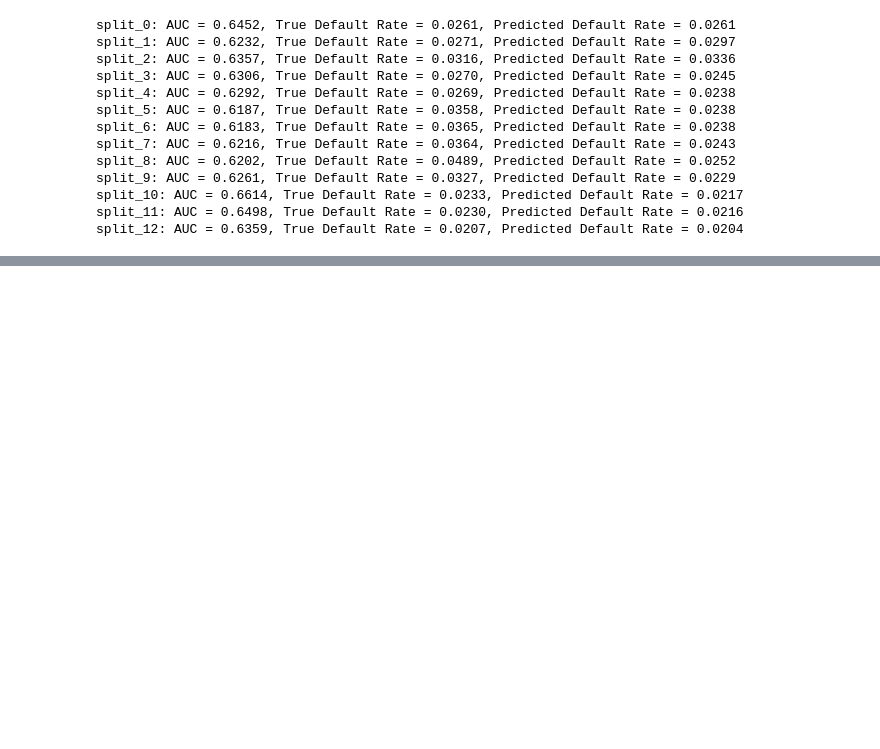
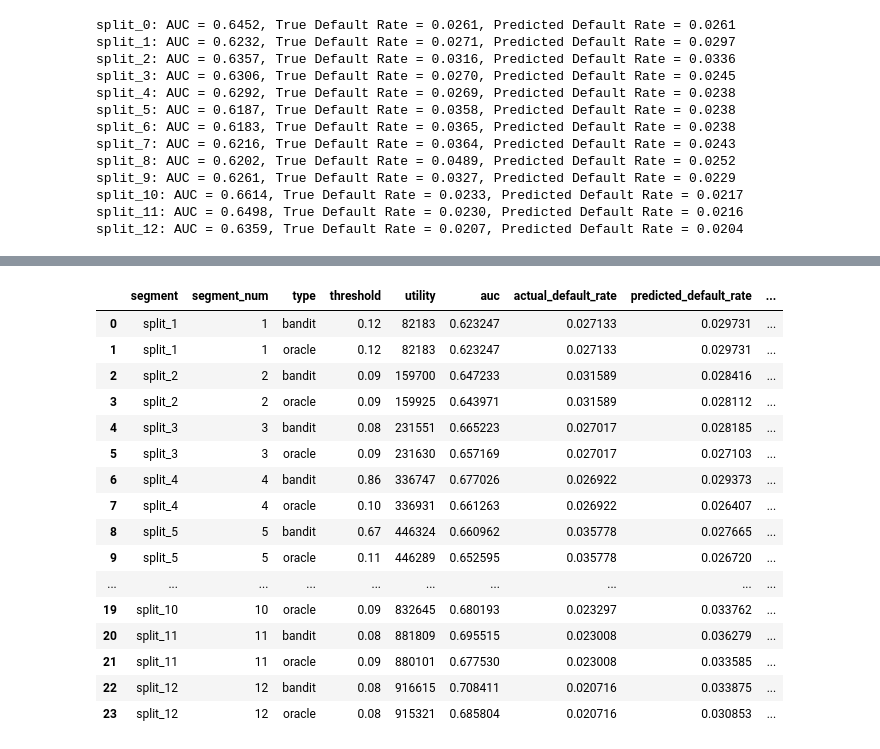
Before and after one commit to manpreetsingh227/MSc-project, a Jupyter notebook: notebooks/EDA.ipynb, the cells around one changed output, grey strips where cells are left out. Saved outputs shown, nothing was run; the diff lists cells and outputs as text; code cells hidden in the pictures; blank space fills up the shorter version.

```diff
--- a/notebooks/EDA.ipynb
+++ b/notebooks/EDA.ipynb
@@ -348,3 +348,24 @@ split_9: AUC = 0.6261, True Default Rate = 0.0327, Predicted Default Rate = 0.02
 split_10: AUC = 0.6614, True Default Rate = 0.0233, Predicted Default Rate = 0.0217
 split_11: AUC = 0.6498, True Default Rate = 0.0230, Predicted Default Rate = 0.0216
 split_12: AUC = 0.6359, True Default Rate = 0.0207, Predicted Default Rate = 0.0204
+# %%
+def approval_utility(y_true, y_pred_proba, threshold,
+                     reward_approve_good, penalty_approve_bad):
+    approve = y_pred_proba < threshold
+    approve_good = ((approve == 1) & (y_true == 0)).sum()
+    approve_bad = ((approve == 1) & (y_true == 1)).sum()
+
+    return reward_approve_good * approve_good + penalty_approve_bad * approve_bad
+
+def find_best_threshold(y_true, y_pred_proba, utility_func, **kwargs):
+    thresholds = np.linspace(0.01, 0.99, 99)
+    best_threshold = 0.5
+    best_utility = -np.inf
+
+    for t in thresholds:
+        u = utility_func(y_true, y_pred_proba, threshold=t, **kwargs)
+        if u > best_utility:
+            best_utility = u
+            best_threshold = t
+
+    return best_threshold, best_utility
@@ -350,0 +685,20 @@ split_12: AUC = 0.6359, True Default Rate = 0.0207, Predicted Default Rate = 0.0
+# %%
+results_df
+# %% [output]
+|  | segment | segment_num | type | threshold | utility | auc | actual_default_rate | predicted_default_rate | ... |
+| 0 | split_1 | 1 | bandit | 0.12 | 82183 | 0.623247 | 0.027133 | 0.029731 | ... |
+| 1 | split_1 | 1 | oracle | 0.12 | 82183 | 0.623247 | 0.027133 | 0.029731 | ... |
+| 2 | split_2 | 2 | bandit | 0.09 | 159700 | 0.647233 | 0.031589 | 0.028416 | ... |
+| 3 | split_2 | 2 | oracle | 0.09 | 159925 | 0.643971 | 0.031589 | 0.028112 | ... |
+| 4 | split_3 | 3 | bandit | 0.08 | 231551 | 0.665223 | 0.027017 | 0.028185 | ... |
+| 5 | split_3 | 3 | oracle | 0.09 | 231630 | 0.657169 | 0.027017 | 0.027103 | ... |
+| 6 | split_4 | 4 | bandit | 0.86 | 336747 | 0.677026 | 0.026922 | 0.029373 | ... |
+| 7 | split_4 | 4 | oracle | 0.10 | 336931 | 0.661263 | 0.026922 | 0.026407 | ... |
+| 8 | split_5 | 5 | bandit | 0.67 | 446324 | 0.660962 | 0.035778 | 0.027665 | ... |
+| 9 | split_5 | 5 | oracle | 0.11 | 446289 | 0.652595 | 0.035778 | 0.026720 | ... |
+| ... | ... | ... | ... | ... | ... | ... | ... | ... | ... |
+| 19 | split_10 | 10 | oracle | 0.09 | 832645 | 0.680193 | 0.023297 | 0.033762 | ... |
+| 20 | split_11 | 11 | bandit | 0.08 | 881809 | 0.695515 | 0.023008 | 0.036279 | ... |
+| 21 | split_11 | 11 | oracle | 0.09 | 880101 | 0.677530 | 0.023008 | 0.033585 | ... |
+| 22 | split_12 | 12 | bandit | 0.08 | 916615 | 0.708411 | 0.020716 | 0.033875 | ... |
+| 23 | split_12 | 12 | oracle | 0.08 | 915321 | 0.685804 | 0.020716 | 0.030853 | ... |
```
Also changed, not shown: parts of 6 cells of this notebook.
